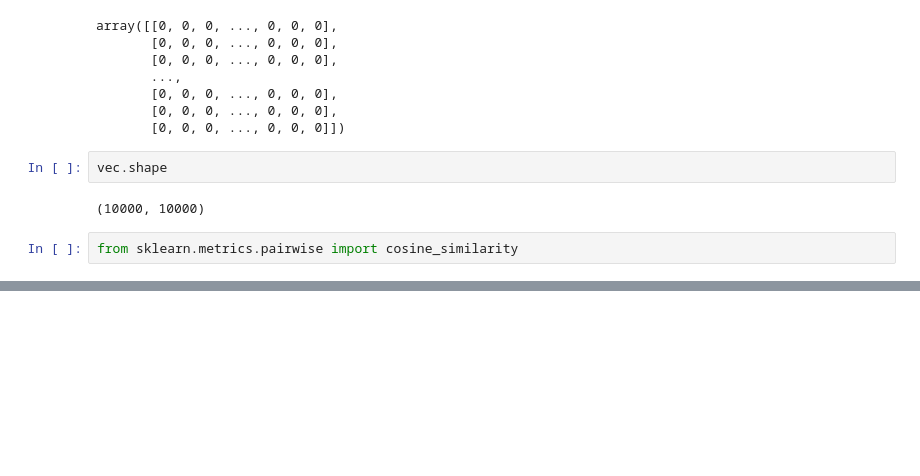
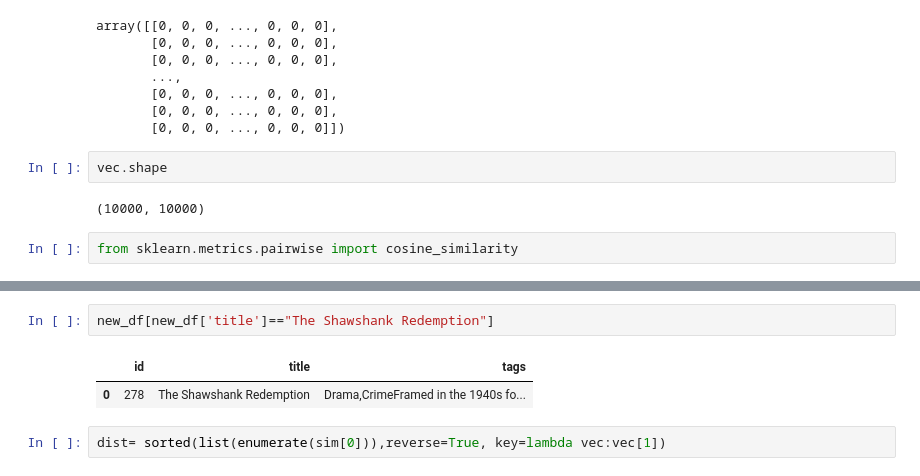
Before and after one commit to Annamjohn/Movie-Recommendation-System, a Jupyter notebook: Movie Recommendation System using ML.ipynb, the cells around one changed output, grey strips where cells are left out. Saved outputs shown, nothing was run; the diff lists cells and outputs as text; blank space fills up the shorter version.

```diff
--- a/Movie Recommendation System using ML.ipynb
+++ b/Movie Recommendation System using ML.ipynb
@@ -91,0 +110,7 @@ from sklearn.metrics.pairwise import cosine_similarity
+# %%
+new_df[new_df['title']=="The Shawshank Redemption"]
+# %% [output]
+|  | id | title | tags |
+| 0 | 278 | The Shawshank Redemption | Drama,CrimeFramed in the 1940s fo... |
+# %%
+dist= sorted(list(enumerate(sim[0])),reverse=True, key=lambda vec:vec[1])
```
Also changed, not shown: parts of 7 cells of this notebook.
